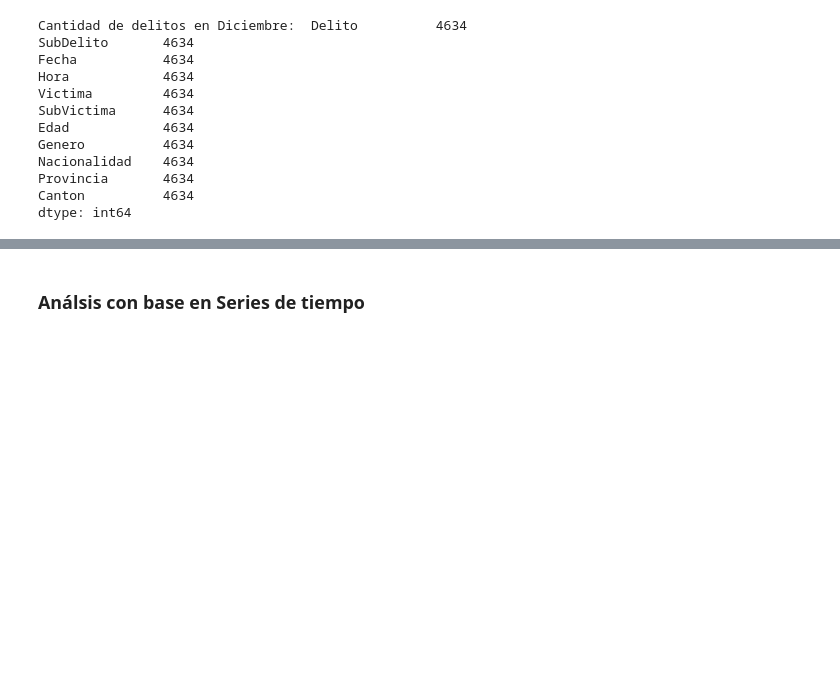
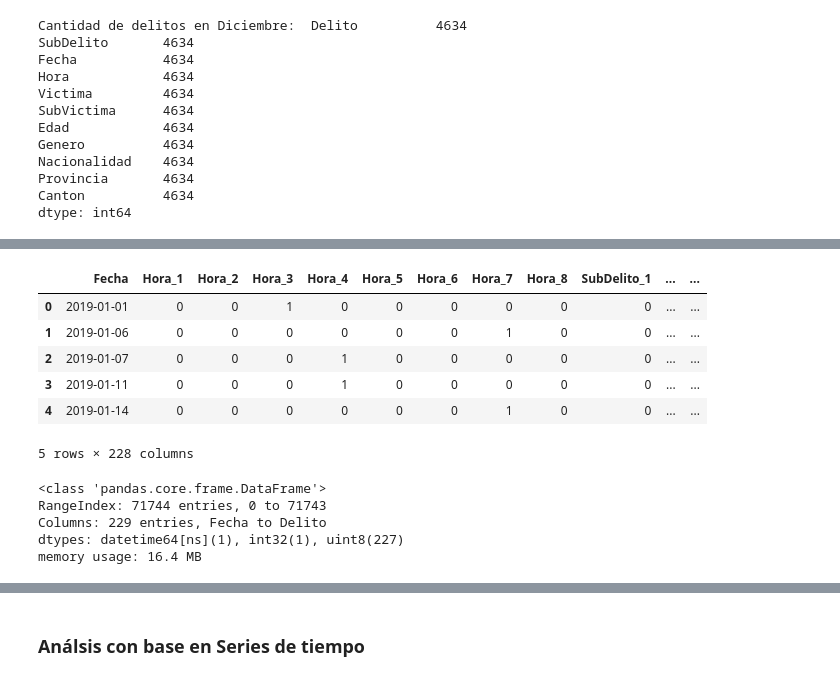
Before and after one commit to KatyaBrenes/Data-Science-Project, a Jupyter notebook: Proyecto Katya Brenes.ipynb, the cells around one changed output, grey strips where cells are left out. Cells and saved outputs as stored; diff of their text form; code cells hidden in the pictures; blank space fills up the shorter version.

```diff
--- a/Proyecto Katya Brenes.ipynb
+++ b/Proyecto Katya Brenes.ipynb
@@ -396,0 +475,3 @@ fDic.describe()
+# %%
+dataFrame["Delito2"]=dataFrame["Delito"]
+dataFrame = dataFrame.drop(["Delito"], axis=1)
@@ -396,0 +487,12 @@ fDic.describe()
+# %%
+dataDummy= dataFrame.iloc[ : , 0:10]
+dataDummy = pd.get_dummies(dataDummy)
+dataDummy.head()
+# %% [output]
+|  | Fecha | Hora_1 | Hora_2 | Hora_3 | Hora_4 | Hora_5 | Hora_6 | Hora_7 | Hora_8 | SubDelito_1 | ... | ... |
+| 0 | 2019-01-01 | 0 | 0 | 1 | 0 | 0 | 0 | 0 | 0 | 0 | ... | ... |
+| 1 | 2019-01-06 | 0 | 0 | 0 | 0 | 0 | 0 | 1 | 0 | 0 | ... | ... |
+| 2 | 2019-01-07 | 0 | 0 | 0 | 1 | 0 | 0 | 0 | 0 | 0 | ... | ... |
+| 3 | 2019-01-11 | 0 | 0 | 0 | 1 | 0 | 0 | 0 | 0 | 0 | ... | ... |
+| 4 | 2019-01-14 | 0 | 0 | 0 | 0 | 0 | 0 | 1 | 0 | 0 | ... | ... |
+5 rows × 228 columns
@@ -396,0 +505,8 @@ fDic.describe()
+# %%
+dataDummy.info()
+# %% [output]
+<class 'pandas.core.frame.DataFrame'>
+RangeIndex: 71744 entries, 0 to 71743
+Columns: 229 entries, Fecha to Delito
+dtypes: datetime64[ns](1), int32(1), uint8(227)
+memory usage: 16.4 MB
```
Also changed, not shown: parts of 58 cells of this notebook.
